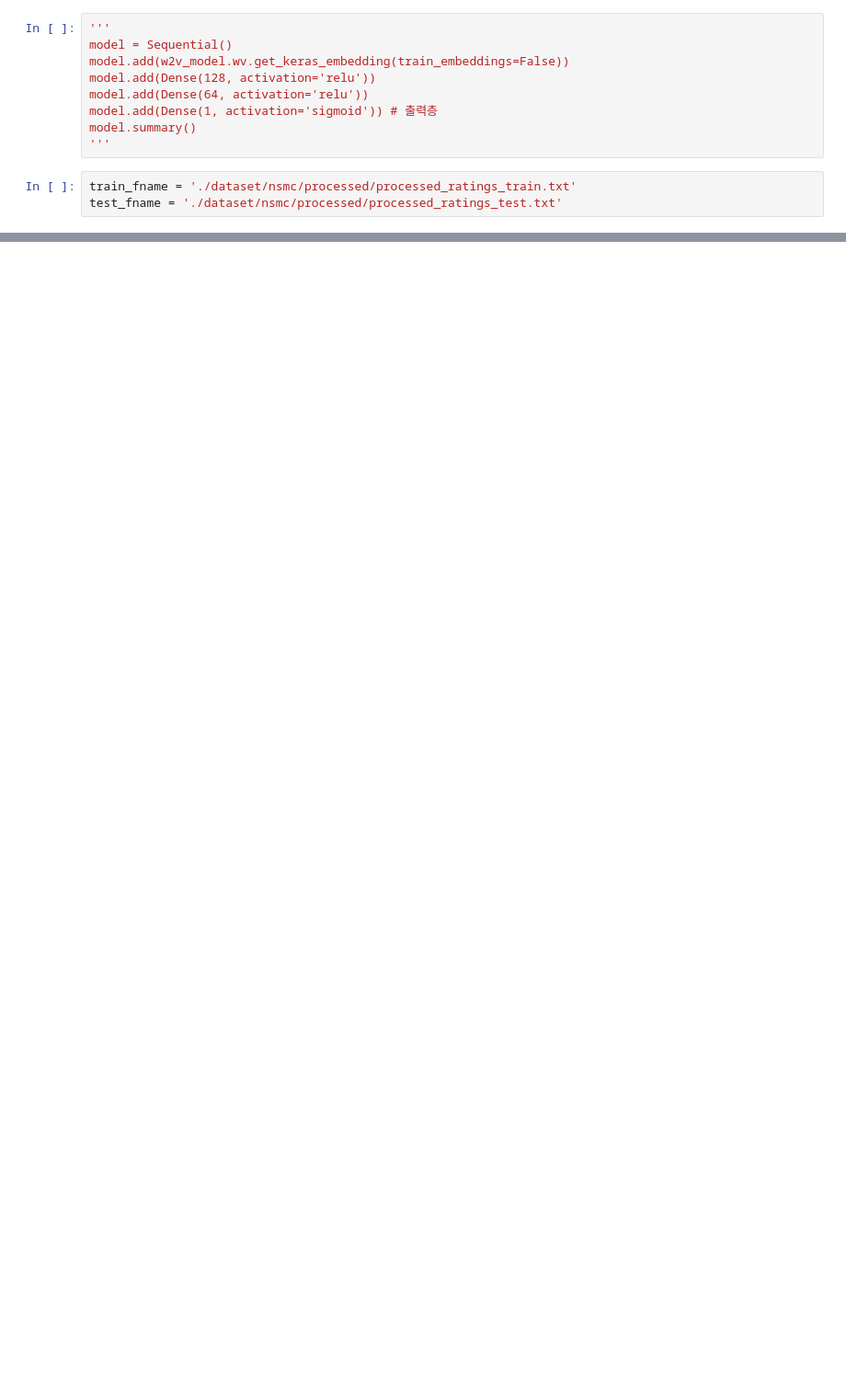
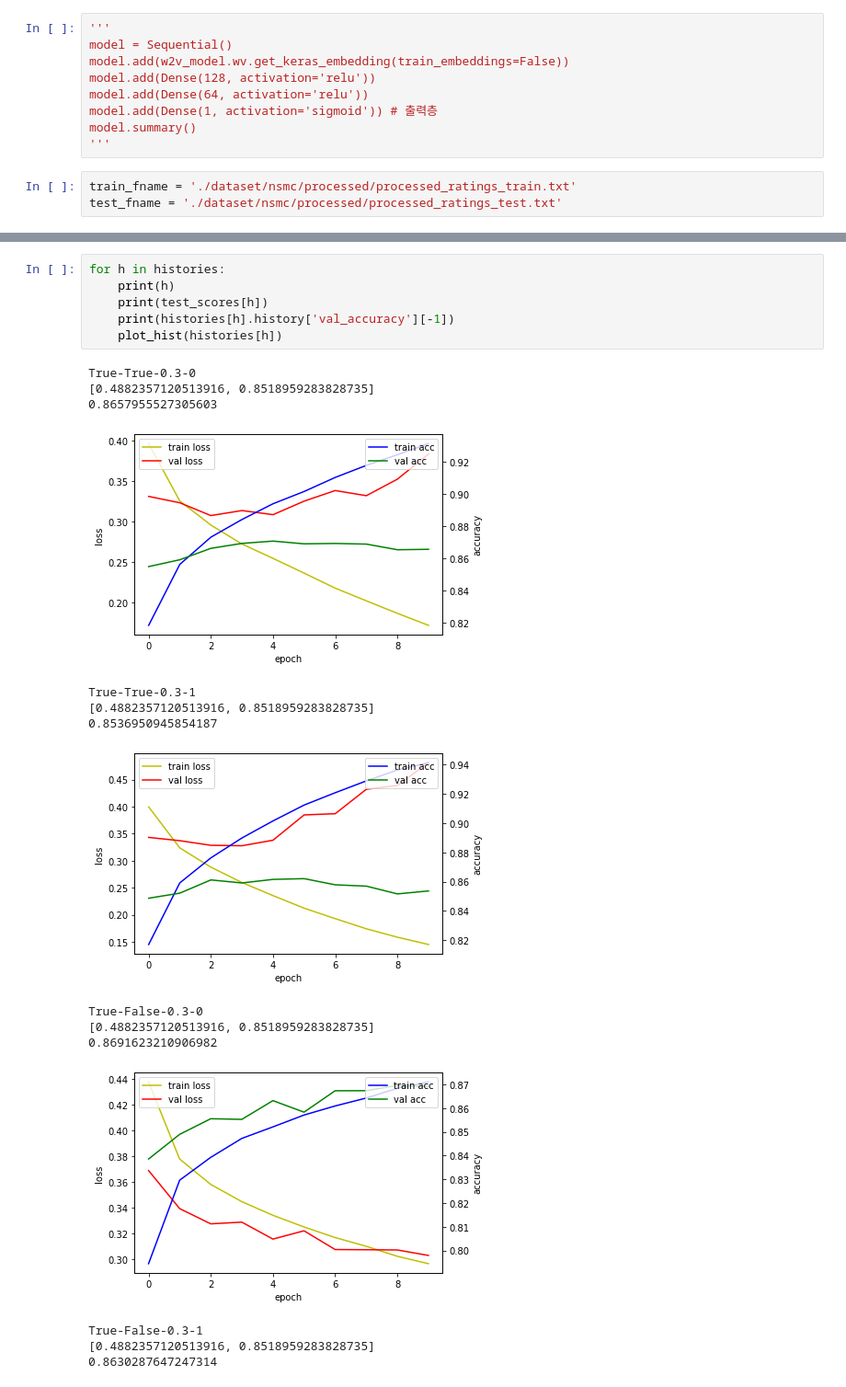
Before and after one commit to boykis82/embedding_pilot, a Jupyter notebook: nlp.ipynb, the cells around one changed output, grey strips where cells are left out. Shown: that part at 92% size. Drawn from its saved outputs; the diff is of its cells as text; blank space fills up the shorter version.

```diff
--- a/nlp.ipynb
+++ b/nlp.ipynb
@@ -261,0 +458,22 @@ model.evaluate(test_X, test_y, verbose=2)
+# %%
+for h in histories:
+    print(h)
+    print(test_scores[h])
+    print(histories[h].history['val_accuracy'][-1])
+    plot_hist(histories[h])
+# %% [output]
+True-True-0.3-0
+[0.4882357120513916, 0.8518959283828735]
+0.8657955527305603
+[figure, added]
+True-True-0.3-1
+[0.4882357120513916, 0.8518959283828735]
+0.8536950945854187
+[figure, added]
+True-False-0.3-0
+[0.4882357120513916, 0.8518959283828735]
+0.8691623210906982
+[figure, added]
+True-False-0.3-1
+[0.4882357120513916, 0.8518959283828735]
+0.8630287647247314
```
Also changed, not shown: parts of 24 cells of this notebook, 6 other files.
